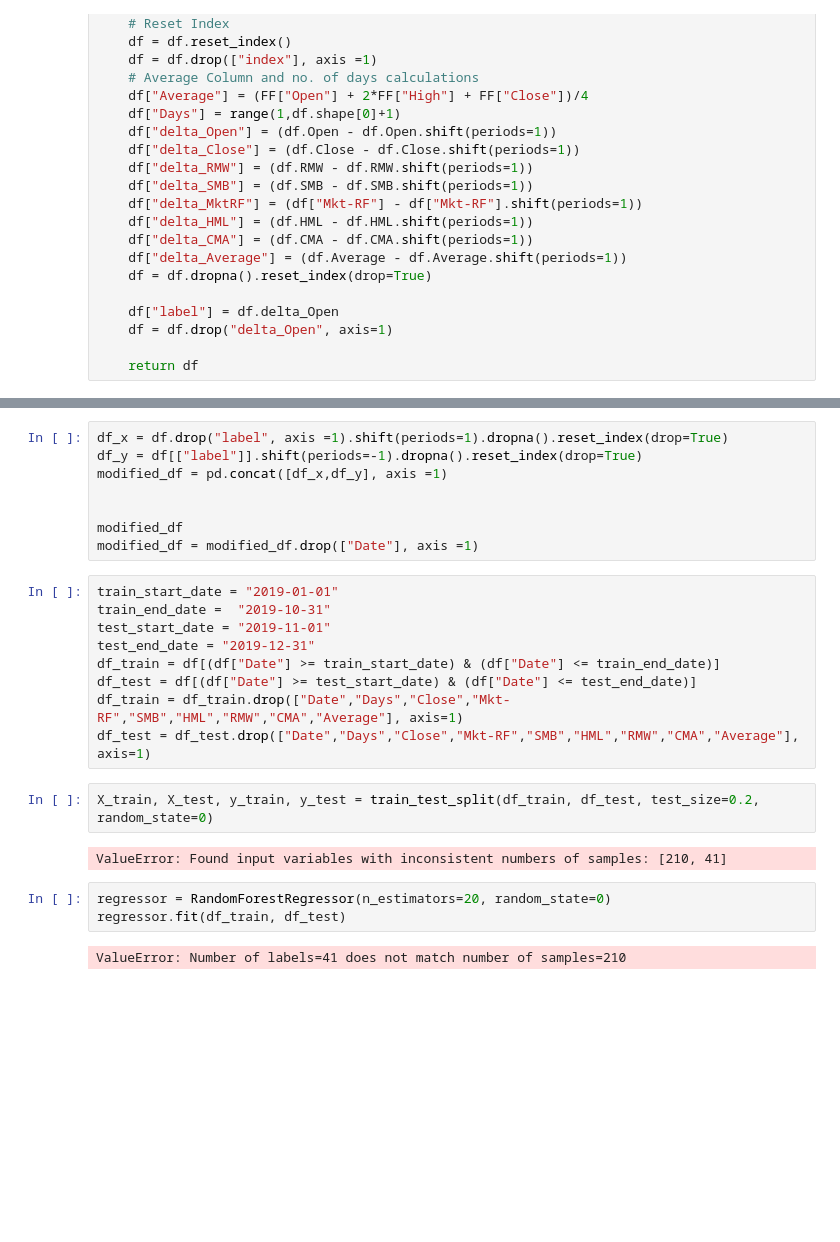
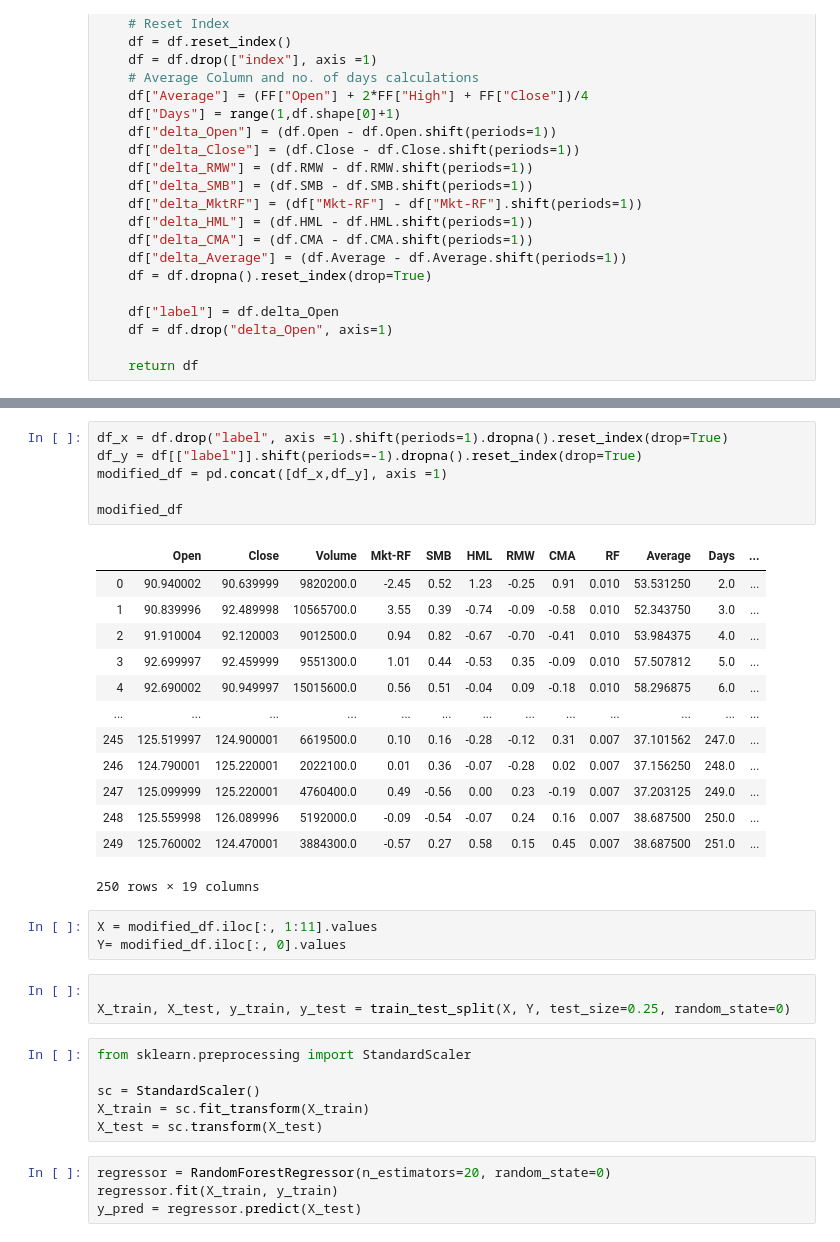
Before and after one commit to parthrana34/Machine-Learning-in-Finance, a Jupyter notebook: Dashboard/Supriya/Random_Forest.ipynb, the cells around one changed output, grey strips where cells are left out. Saved outputs shown, nothing was run; the diff lists cells and outputs as text; blank space fills up the shorter version.

```diff
--- a/Dashboard/Supriya/Random_Forest.ipynb
+++ b/Dashboard/Supriya/Random_Forest.ipynb
@@ -65,26 +65,36 @@ df
 # %%
 df_x = df.drop("label", axis =1).shift(periods=1).dropna().reset_index(drop=True)
 df_y = df[["label"]].shift(periods=-1).dropna().reset_index(drop=True)
 modified_df = pd.concat([df_x,df_y], axis =1)
 
-
 modified_df
-modified_df = modified_df.drop(["Date"], axis =1)
+# %% [output]
+|  | Open | Close | Volume | Mkt-RF | SMB | HML | RMW | CMA | RF | Average | Days | ... |
+| 0 | 90.940002 | 90.639999 | 9820200.0 | -2.45 | 0.52 | 1.23 | -0.25 | 0.91 | 0.010 | 53.531250 | 2.0 | ... |
+| 1 | 90.839996 | 92.489998 | 10565700.0 | 3.55 | 0.39 | -0.74 | -0.09 | -0.58 | 0.010 | 52.343750 | 3.0 | ... |
+| 2 | 91.910004 | 92.120003 | 9012500.0 | 0.94 | 0.82 | -0.67 | -0.70 | -0.41 | 0.010 | 53.984375 | 4.0 | ... |
+| 3 | 92.699997 | 92.459999 | 9551300.0 | 1.01 | 0.44 | -0.53 | 0.35 | -0.09 | 0.010 | 57.507812 | 5.0 | ... |
+| 4 | 92.690002 | 90.949997 | 15015600.0 | 0.56 | 0.51 | -0.04 | 0.09 | -0.18 | 0.010 | 58.296875 | 6.0 | ... |
+| ... | ... | ... | ... | ... | ... | ... | ... | ... | ... | ... | ... | ... |
+| 245 | 125.519997 | 124.900001 | 6619500.0 | 0.10 | 0.16 | -0.28 | -0.12 | 0.31 | 0.007 | 37.101562 | 247.0 | ... |
+| 246 | 124.790001 | 125.220001 | 2022100.0 | 0.01 | 0.36 | -0.07 | -0.28 | 0.02 | 0.007 | 37.156250 | 248.0 | ... |
+| 247 | 125.099999 | 125.220001 | 4760400.0 | 0.49 | -0.56 | 0.00 | 0.23 | -0.19 | 0.007 | 37.203125 | 249.0 | ... |
+| 248 | 125.559998 | 126.089996 | 5192000.0 | -0.09 | -0.54 | -0.07 | 0.24 | 0.16 | 0.007 | 38.687500 | 250.0 | ... |
+| 249 | 125.760002 | 124.470001 | 3884300.0 | -0.57 | 0.27 | 0.58 | 0.15 | 0.45 | 0.007 | 38.687500 | 251.0 | ... |
+250 rows × 19 columns
-# %%
-train_start_date = "2019-01-01"
-train_end_date =  "2019-10-31"
-test_start_date = "2019-11-01"
-test_end_date = "2019-12-31"
-df_train = df[(df["Date"] >= train_start_date) & (df["Date"] <= train_end_date)]
-df_test = df[(df["Date"] >= test_start_date) & (df["Date"] <= test_end_date)]
-df_train = df_train.drop(["Date","Days","Close","Mkt-RF","SMB","HML","RMW","CMA","Average"], axis=1)
-df_test = df_test.drop(["Date","Days","Close","Mkt-RF","SMB","HML","RMW","CMA","Average"], axis=1)
+# %%
+X = modified_df.iloc[:, 1:11].values
+Y= modified_df.iloc[:, 0].values
 # %%
-X_train, X_test, y_train, y_test = train_test_split(df_train, df_test, test_size=0.2, random_state=0)
+
+X_train, X_test, y_train, y_test = train_test_split(X, Y, test_size=0.25, random_state=0)
-# %% [output]
-ValueError: Found input variables with inconsistent numbers of samples: [210, 41]
+# %%
+from sklearn.preprocessing import StandardScaler
+
+sc = StandardScaler()
+X_train = sc.fit_transform(X_train)
+X_test = sc.transform(X_test)
 # %%
 regressor = RandomForestRegressor(n_estimators=20, random_state=0)
-regressor.fit(df_train, df_test)
+regressor.fit(X_train, y_train)
+y_pred = regressor.predict(X_test)
-# %% [output]
-ValueError: Number of labels=41 does not match number of samples=210
```
Also changed, not shown: parts of 9 cells of this notebook.
